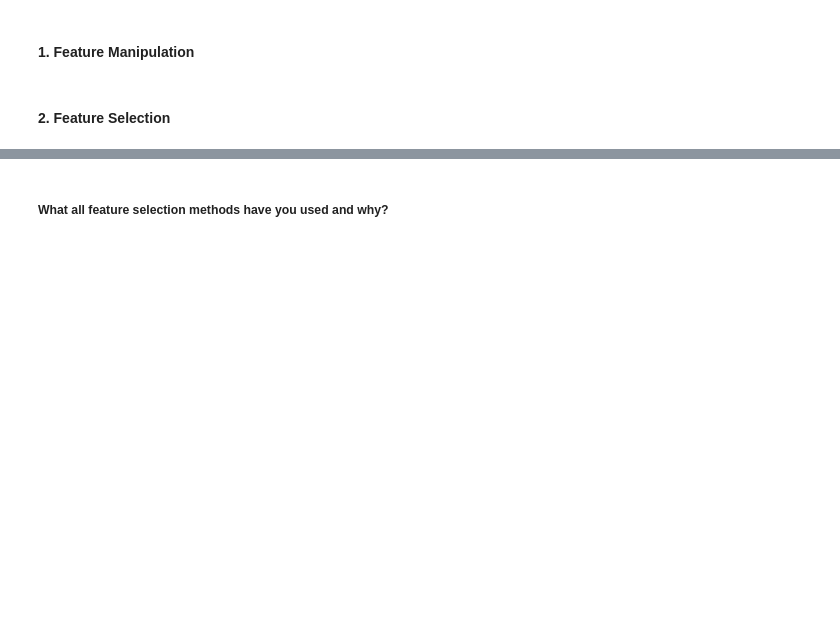
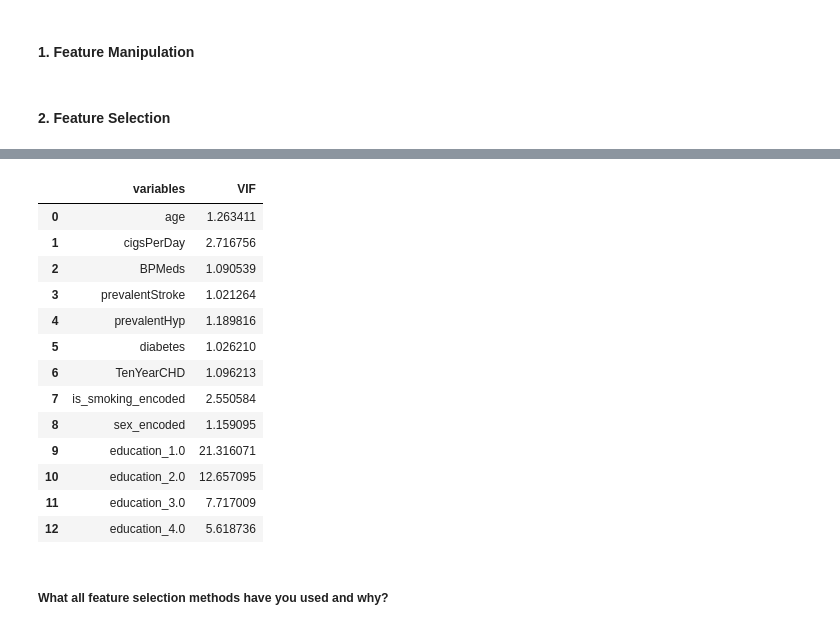
Before and after one commit to fadakenitin/Classification_Capstone_Project, a Jupyter notebook: Cardiovascular_Risk_Prediction.ipynb, the cells around one changed output, grey strips where cells are left out. Cells and saved outputs as stored; diff of their text form; code cells hidden in the pictures; blank space fills up the shorter version.

```diff
--- a/Cardiovascular_Risk_Prediction.ipynb
+++ b/Cardiovascular_Risk_Prediction.ipynb
@@ -1261,8 +1145,8 @@ from statsmodels.stats.outliers_influence import variance_inflation_factor
 # %%
-#Calculating the Variation Inflation Factor
-def calc_vif(x):
-  vif = pd.DataFrame()
-  vif["Variable"] = x.columns
-  vif["VIF"] = [variance_inflation_factor(x.values, i) for i in range(x.shape[1])]
-
-  return (vif.sort_values(by='VIF',ascending=False).reset_index(drop=True))
+# Select your features wisely to avoid overfitting
+from statsmodels.stats.outliers_influence import variance_inflation_factor
+def get_vif(data):
+  vif =pd.DataFrame()
+  vif['variables']=data.columns
+  vif['VIF']=[variance_inflation_factor(data.values,i) for i in range(data.shape[1])]
+  return vif
@@ -1314,2 +1172,2 @@ calc_vif(x)
 # %%
-x = x.drop(['sysBP', 'diaBP', 'BMI', 'glucose', 'age', 'heartRate', 'totChol'], axis=1,inplace=True)
+data.drop(['totChol','sysBP','diaBP','BMI','heartRate','glucose'],axis=1,inplace=True)
@@ -1328,3 +1174,20 @@ AttributeError: ignored
+# %%
+get_vif(data)
+# %% [output]
+|  | variables | VIF |
+| 0 | age | 1.263411 |
+| 1 | cigsPerDay | 2.716756 |
+| 2 | BPMeds | 1.090539 |
+| 3 | prevalentStroke | 1.021264 |
+| 4 | prevalentHyp | 1.189816 |
+| 5 | diabetes | 1.026210 |
+| 6 | TenYearCHD | 1.096213 |
+| 7 | is_smoking_encoded | 2.550584 |
+| 8 | sex_encoded | 1.159095 |
+| 9 | education_1.0 | 21.316071 |
+| 10 | education_2.0 | 12.657095 |
+| 11 | education_3.0 | 7.717009 |
+| 12 | education_4.0 | 5.618736 |
 # %% [markdown]
 ##### What all feature selection methods have you used  and why?
 # %% [markdown]
```
Also changed, not shown: parts of 56 cells of this notebook.
